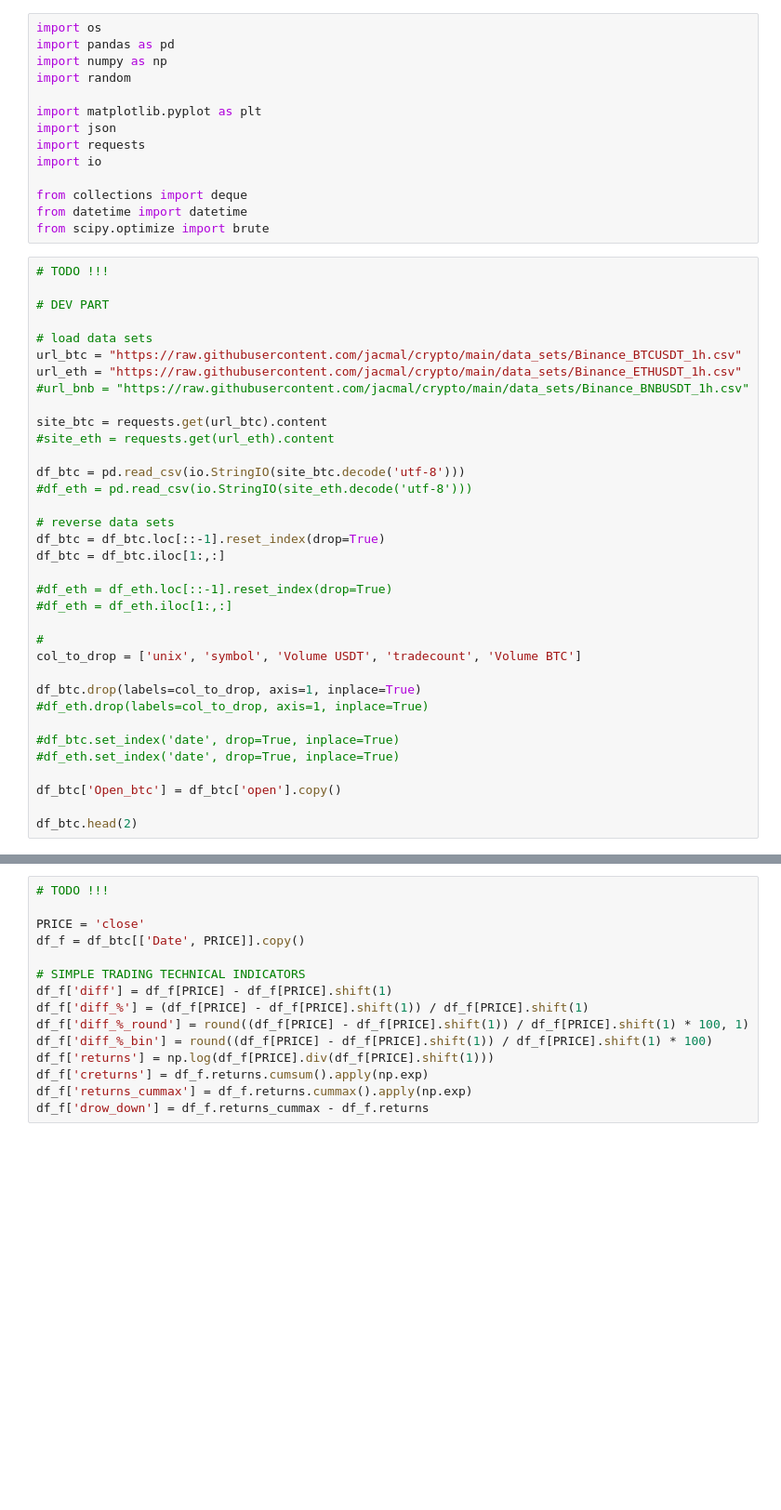
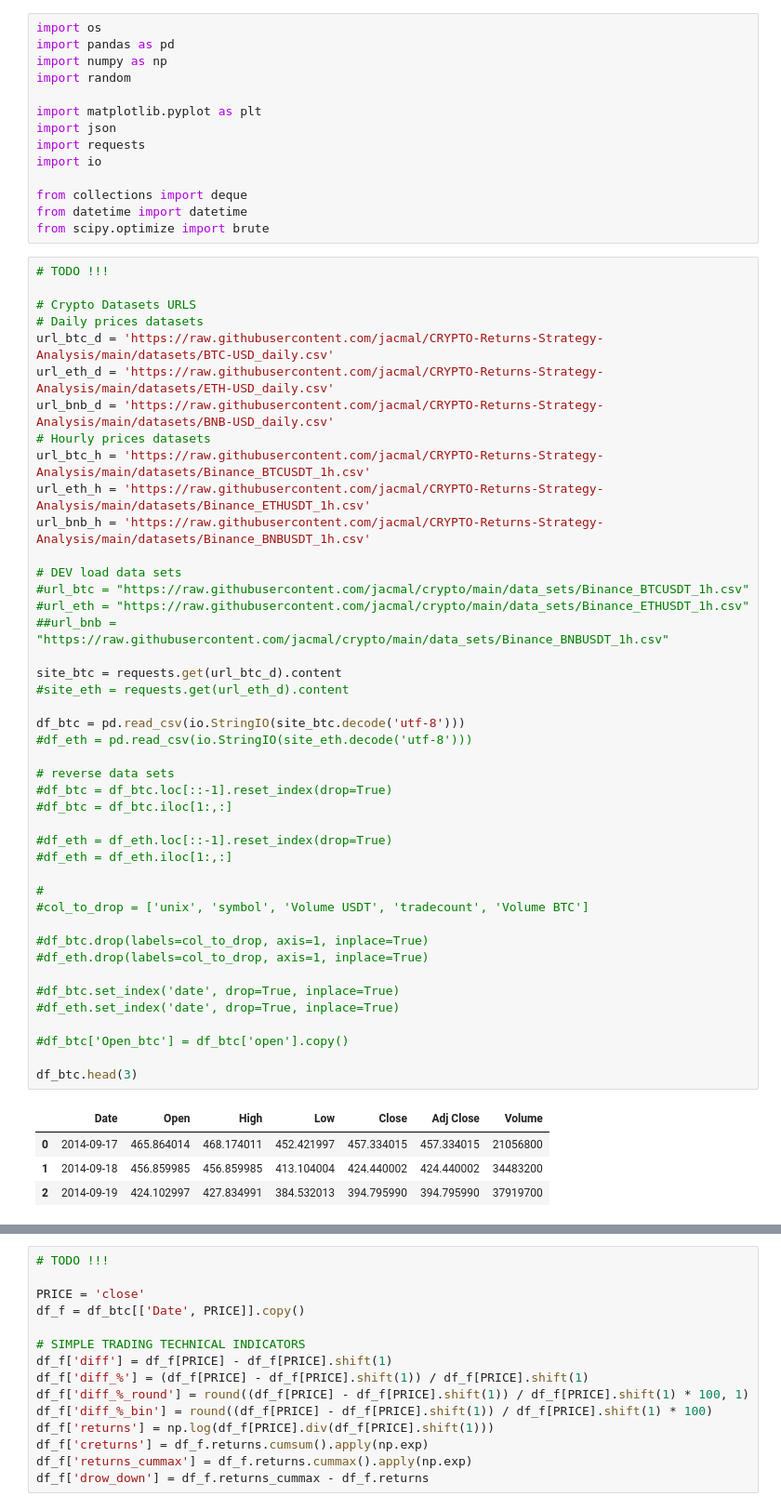
Before and after one commit to jacmal/CRYPTO-Returns-Strategy-Analysis, a Jupyter notebook: CRYPTO_Price_Retruns_Trend_Strategy_Analysis.ipynb, the cells around one changed output, grey strips where cells are left out. Shown at 93% size. Cells and saved outputs as stored; diff of their text form; blank space fills up the shorter version.

```diff
--- a/CRYPTO_Price_Retruns_Trend_Strategy_Analysis.ipynb
+++ b/CRYPTO_Price_Retruns_Trend_Strategy_Analysis.ipynb
@@ -17,35 +17,48 @@ from scipy.optimize import brute
 # %%
 # TODO !!!
 
-# DEV PART
+# Crypto Datasets URLS
+# Daily prices datasets
+url_btc_d = 'https://raw.githubusercontent.com/jacmal/CRYPTO-Returns-Strategy-Analysis/main/datasets/BTC-USD_daily.csv'
+url_eth_d = 'https://raw.githubusercontent.com/jacmal/CRYPTO-Returns-Strategy-Analysis/main/datasets/ETH-USD_daily.csv'
+url_bnb_d = 'https://raw.githubusercontent.com/jacmal/CRYPTO-Returns-Strategy-Analysis/main/datasets/BNB-USD_daily.csv'
+# Hourly prices datasets
+url_btc_h = 'https://raw.githubusercontent.com/jacmal/CRYPTO-Returns-Strategy-Analysis/main/datasets/Binance_BTCUSDT_1h.csv'
+url_eth_h = 'https://raw.githubusercontent.com/jacmal/CRYPTO-Returns-Strategy-Analysis/main/datasets/Binance_ETHUSDT_1h.csv'
+url_bnb_h = 'https://raw.githubusercontent.com/jacmal/CRYPTO-Returns-Strategy-Analysis/main/datasets/Binance_BNBUSDT_1h.csv'
 
-# load data sets
-url_btc = "https://raw.githubusercontent.com/jacmal/crypto/main/data_sets/Binance_BTCUSDT_1h.csv"
-url_eth = "https://raw.githubusercontent.com/jacmal/crypto/main/data_sets/Binance_ETHUSDT_1h.csv"
-#url_bnb = "https://raw.githubusercontent.com/jacmal/crypto/main/data_sets/Binance_BNBUSDT_1h.csv"
+# DEV load data sets
+#url_btc = "https://raw.githubusercontent.com/jacmal/crypto/main/data_sets/Binance_BTCUSDT_1h.csv"
+#url_eth = "https://raw.githubusercontent.com/jacmal/crypto/main/data_sets/Binance_ETHUSDT_1h.csv"
+##url_bnb = "https://raw.githubusercontent.com/jacmal/crypto/main/data_sets/Binance_BNBUSDT_1h.csv"
 
-site_btc = requests.get(url_btc).content
-#site_eth = requests.get(url_eth).content
+site_btc = requests.get(url_btc_d).content
+#site_eth = requests.get(url_eth_d).content
 
 df_btc = pd.read_csv(io.StringIO(site_btc.decode('utf-8')))
 #df_eth = pd.read_csv(io.StringIO(site_eth.decode('utf-8')))
 
 # reverse data sets
-df_btc = df_btc.loc[::-1].reset_index(drop=True)
-df_btc = df_btc.iloc[1:,:]
+#df_btc = df_btc.loc[::-1].reset_index(drop=True)
+#df_btc = df_btc.iloc[1:,:]
 
 #df_eth = df_eth.loc[::-1].reset_index(drop=True)
 #df_eth = df_eth.iloc[1:,:]
 
 #
-col_to_drop = ['unix', 'symbol', 'Volume USDT', 'tradecount', 'Volume BTC']
+#col_to_drop = ['unix', 'symbol', 'Volume USDT', 'tradecount', 'Volume BTC']
 
-df_btc.drop(labels=col_to_drop, axis=1, inplace=True)
+#df_btc.drop(labels=col_to_drop, axis=1, inplace=True)
 #df_eth.drop(labels=col_to_drop, axis=1, inplace=True)
 
 #df_btc.set_index('date', drop=True, inplace=True)
 #df_eth.set_index('date', drop=True, inplace=True)
 
-df_btc['Open_btc'] = df_btc['open'].copy()
+#df_btc['Open_btc'] = df_btc['open'].copy()
 
-df_btc.head(2)
+df_btc.head(3)
+# %% [output]
+|  | Date | Open | High | Low | Close | Adj Close | Volume |
+| 0 | 2014-09-17 | 465.864014 | 468.174011 | 452.421997 | 457.334015 | 457.334015 | 21056800 |
+| 1 | 2014-09-18 | 456.859985 | 456.859985 | 413.104004 | 424.440002 | 424.440002 | 34483200 |
+| 2 | 2014-09-19 | 424.102997 | 427.834991 | 384.532013 | 394.795990 | 394.795990 | 37919700 |
```
Also changed, not shown: parts of 18 cells of this notebook.
